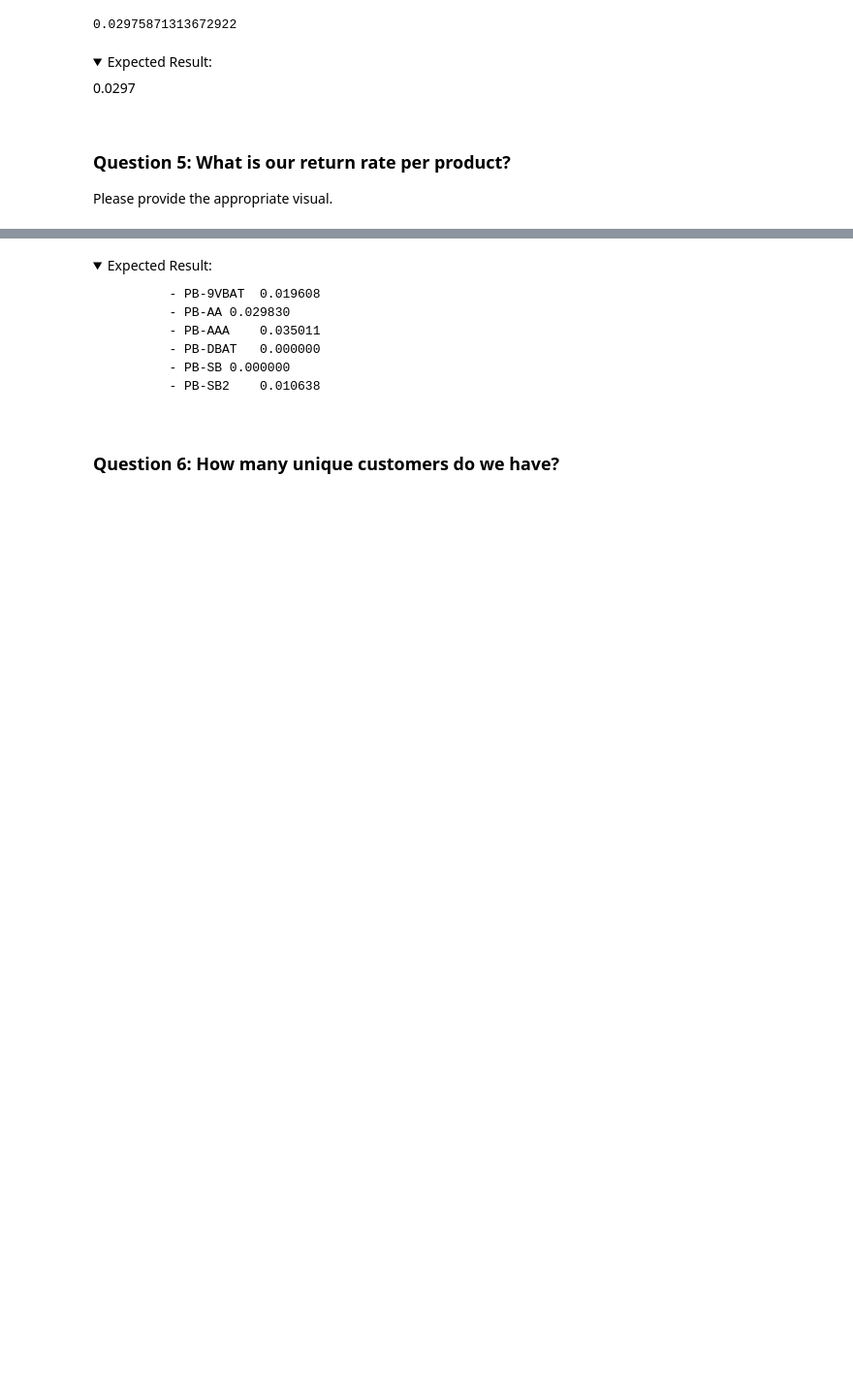
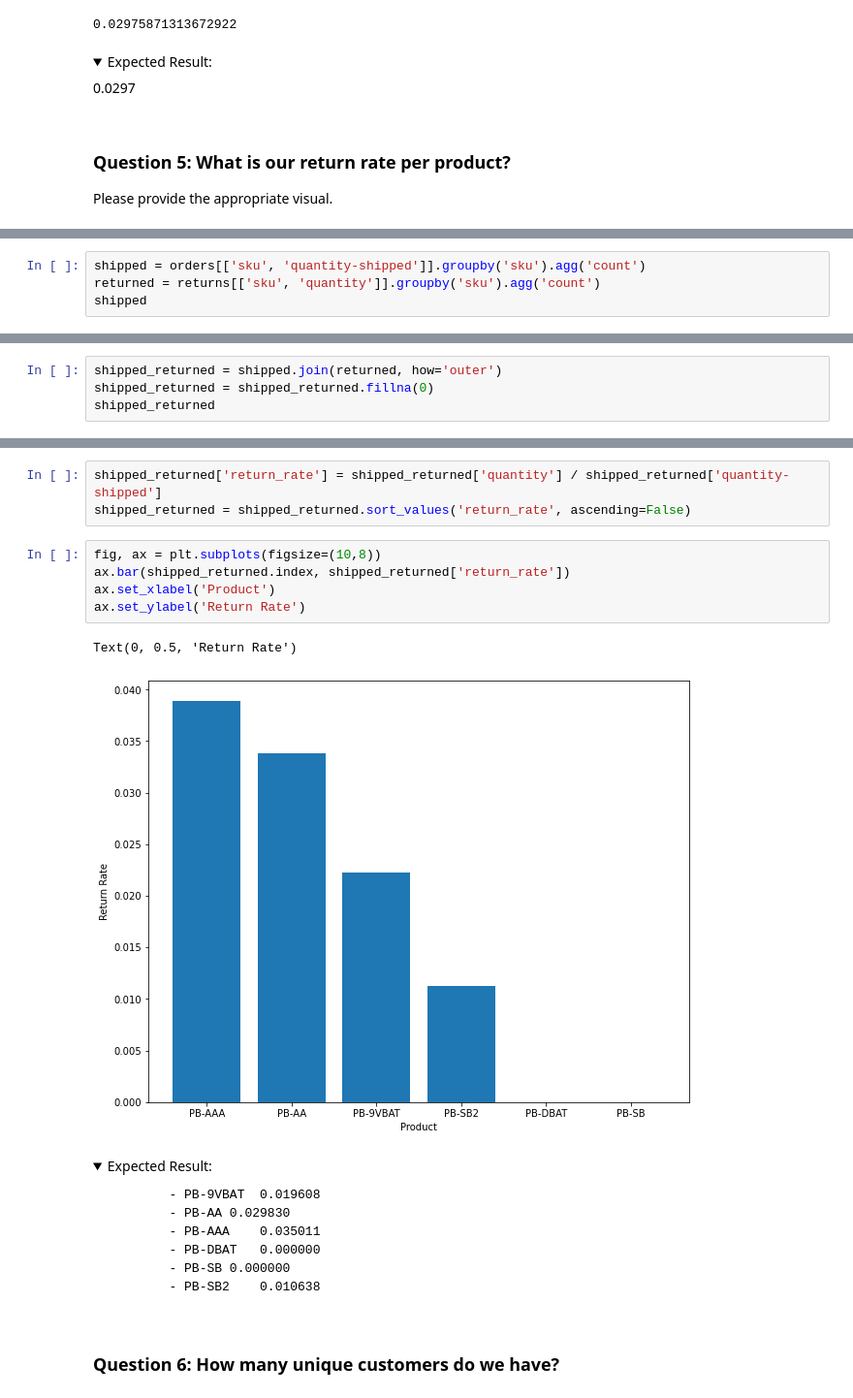
Before and after one commit to puga-42/fba-analysis, a Jupyter notebook: Amazon_Orders_Assignment.ipynb, the cells around one changed output, grey strips where cells are left out. Shown at 97% size. Cells and saved outputs as stored; diff of their text form; folded sections open; blank space fills up the shorter version.

```diff
--- a/Amazon_Orders_Assignment.ipynb
+++ b/Amazon_Orders_Assignment.ipynb
@@ -193,0 +141,4 @@ return_rate.groupby('sku').head()
+# %%
+shipped = orders[['sku', 'quantity-shipped']].groupby('sku').agg('count')
+returned = returns[['sku', 'quantity']].groupby('sku').agg('count')
+shipped
@@ -193,0 +163,4 @@ return_rate.groupby('sku').head()
+# %%
+shipped_returned = shipped.join(returned, how='outer')
+shipped_returned = shipped_returned.fillna(0)
+shipped_returned
@@ -194,3 +176,14 @@ return_rate.groupby('sku').head()
+# %%
+shipped_returned['return_rate'] = shipped_returned['quantity'] / shipped_returned['quantity-shipped']
+shipped_returned = shipped_returned.sort_values('return_rate', ascending=False)
+# %%
+fig, ax = plt.subplots(figsize=(10,8))
+ax.bar(shipped_returned.index, shipped_returned['return_rate'])
+ax.set_xlabel('Product')
+ax.set_ylabel('Return Rate')
+# %% [output]
+Text(0, 0.5, 'Return Rate')
+[figure, added]
 # %% [markdown]
 <details>
     <summary>
```
Also changed, not shown: parts of 15 cells of this notebook.
